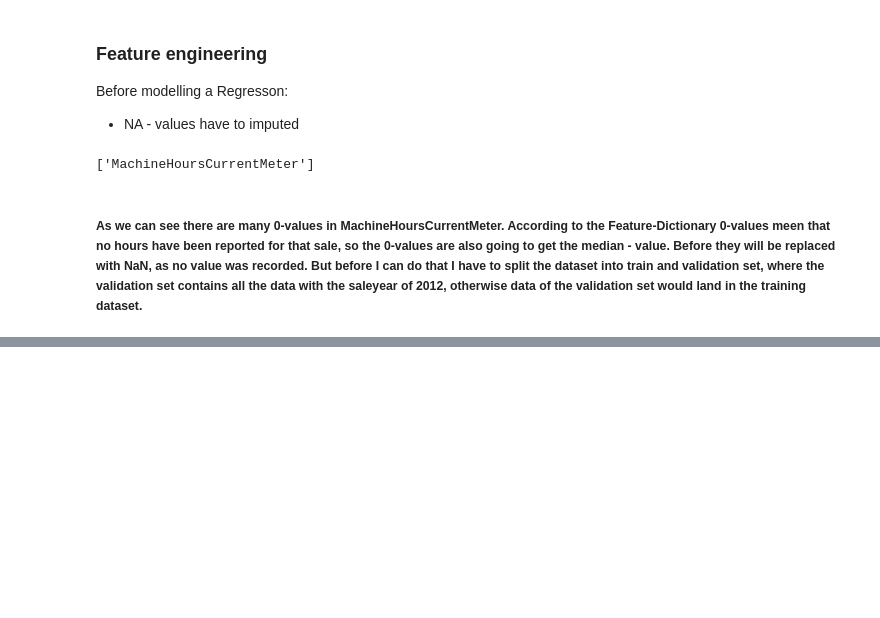
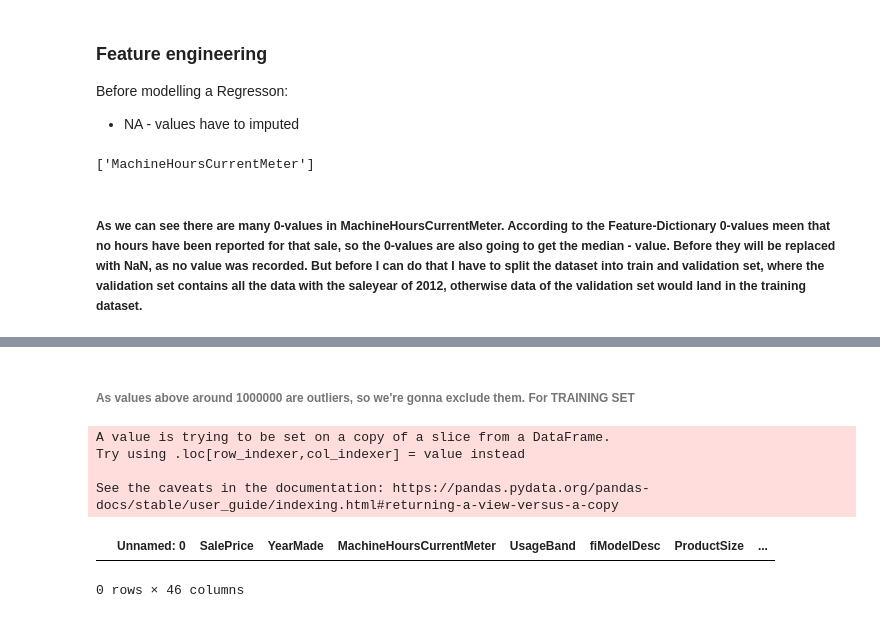
Before and after one commit to Ritsch1/Bulldozer-Prizing-Regression-Model, a Jupyter notebook: notebook/Bulldozer-Pricing-Regression-Model.ipynb, the cells around one changed output, grey strips where cells are left out. Drawn from its saved outputs; the diff is of its cells as text; code cells hidden in the pictures; blank space fills up the shorter version.

```diff
--- a/notebook/Bulldozer-Pricing-Regression-Model.ipynb
+++ b/notebook/Bulldozer-Pricing-Regression-Model.ipynb
@@ -348,0 +409,15 @@ df_temp_valid = df_temp[df_temp["Sale-Year"] == 2012]
+# %% [markdown]
+###### As values above around 1000000 are outliers, so we're gonna exclude them. For TRAINING SET
+# %%
+#first replace all zeros with NaN as they represent the same
+df_temp_train["MachineHoursCurrentMeter"] = df_temp_train["MachineHoursCurrentMeter"].replace(value=0.0, to_replace=np.NaN)
+#exclude values that are greater than 1000000 for the MachineHoursCurrentMeter
+df_temp_train = df_temp_train[df_temp_train["MachineHoursCurrentMeter"] <= 1000000]
+df_temp_train[df_temp_train["MachineHoursCurrentMeter"] > 1000000]
+# %% [output]
+A value is trying to be set on a copy of a slice from a DataFrame.
+Try using .loc[row_indexer,col_indexer] = value instead
+
+See the caveats in the documentation: https://pandas.pydata.org/pandas-docs/stable/user_guide/indexing.html#returning-a-view-versus-a-copy
+|  | Unnamed: 0 | SalePrice | YearMade | MachineHoursCurrentMeter | UsageBand | fiModelDesc | ProductSize | ... |
+0 rows × 46 columns
```
Also changed, not shown: parts of 5 cells of this notebook.
